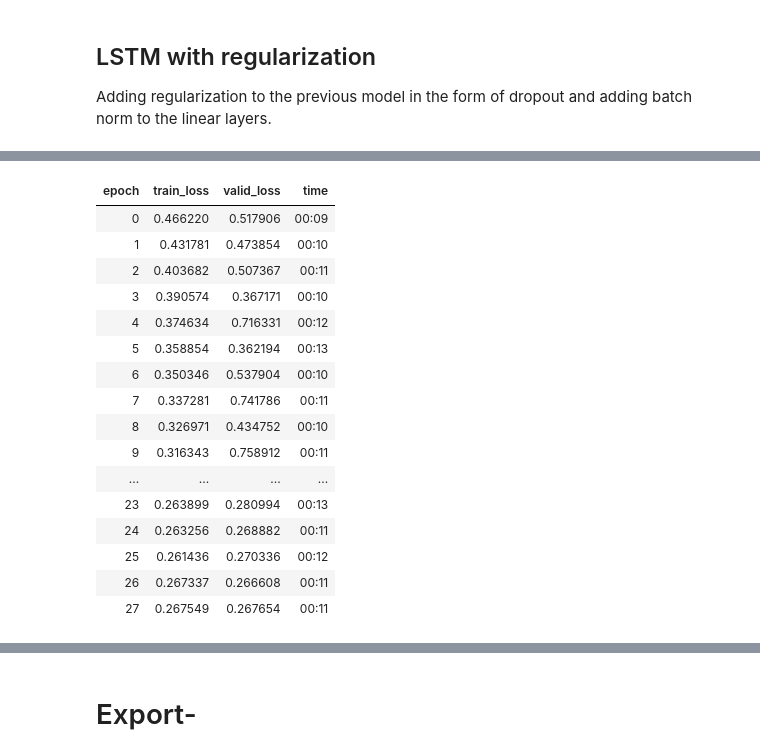
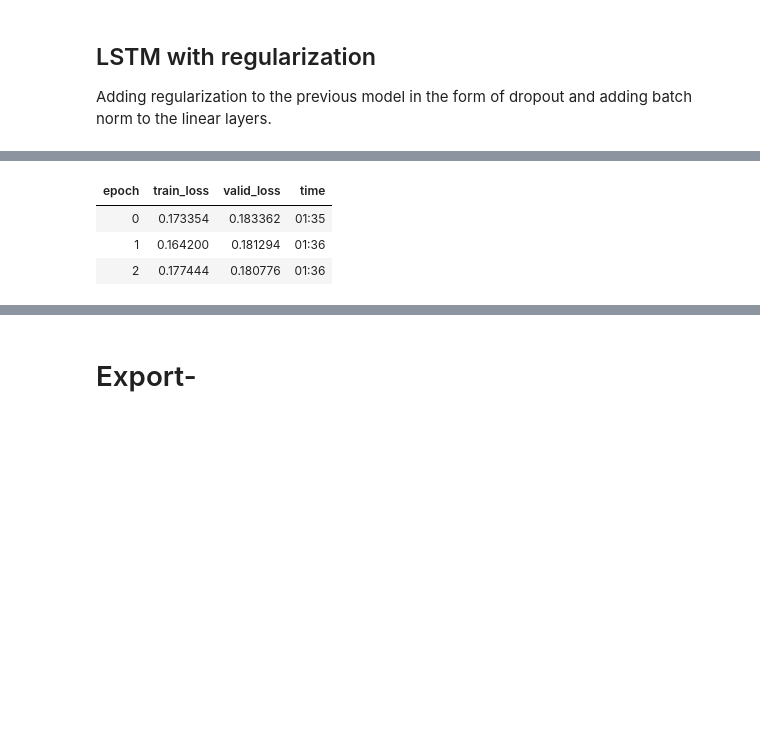
Before and after one commit to BorjaRequena/AnDi-unicorns, a Jupyter notebook: nbs/01_models.ipynb, the cells around one changed output, grey strips where cells are left out. Cells and saved outputs as stored; diff of their text form; code cells hidden in the pictures; blank space fills up the shorter version.

```diff
--- a/nbs/01_models.ipynb
+++ b/nbs/01_models.ipynb
@@ -206,12 +206,13 @@ Path('../models/concat_pool.pth')
 Adding regularization to the previous model in the form of dropout and adding batch norm to the linear layers.
 # %%
 #export
-class RegLSTM(Module):
+class RegLSTMLin(Module):
     "LSTM with dropout and batch norm."
-    def __init__(self, dim, h_size, vocab_sz=1, rnn_layers=1, linear_layers=[200, 50], ps=None, out_ps=0.2, yrange=(0, 2.05), pad_value=0):
+    def __init__(self, dim, h_size, vocab_sz=1, rnn_layers=1, in_p=0.4, hid_p=0.3, weight_p=0.5, out_ps=0.4, linear_layers=[200, 50], ps=None,
+                 bidir=False, yrange=(0, 2.05), pad_value=0):
         config = awd_lstm_clas_config
         self.pad_value = pad_value
-        self.rnn = nn.LSTM(dim, h_size, rnn_layers, batch_first=True)
+        self.rnn = RegLSTM(dim, h_size, rnn_layers, hidden_p=hid_p, input_p=in_p, weight_p=weight_p, bidir=bidir)
 
         lin_dim = [h_size*3] + linear_layers + [vocab_sz]
         if ps is None: ps = [0.1]*len(linear_layers)
@@ -221,10 +222,34 @@ class RegLSTM(Module):
     def forward(self, x):
         mask = x == self.pad_value
         x = mask_normalisation(x, mask)
-        out, h = self.rnn(x)
-        for h_ in h: h_.detach()
+        out = self.rnn(x)
         x, _, _ = self.linear((out, mask))
         return x
+
+class RegLSTM(Module):
+    "LSTM with regularization and inter-layer dropout."
+    def __init__(self, dim, n_hid, n_layers, hidden_p=0.3, input_p=0.4, weight_p=0.5, bidir=False):
+        store_attr('dim,n_hid,n_layers')
+        self.n_dir = 2 if bidir else 1
+        self.rnns = nn.ModuleList([self._one_rnn(dim if l == 0 else n_hid, n_hid//self.n_dir,
+                                                 bidir, weight_p, l) for l in range(n_layers)])
+        self.input_dp = RNNDropout(input_p)
+        self.hidden_dps = nn.ModuleList([RNNDropout(hidden_p) for l in range(n_layers)])
+
+    def forward(self, x):
+        output = self.input_dp(x)
+        new_hidden = []
+        for l, (rnn,hid_dp) in enumerate(zip(self.rnns, self.hidden_dps)):
+            output, new_h = rnn(output)
+            new_hidden.append(new_h)
+            if l != self.n_layers-1: output = hid_dp(output)
+        self.hidden = to_detach(new_hidden, cpu=False, gather=False)
+        return output
+
+    def _one_rnn(self, n_in, n_out, bidir, weight_p, l):
+        "Return one of the inner rnn"
+        rnn = nn.LSTM(n_in, n_out, 1, batch_first=True, bidirectional=bidir)
+        return WeightDropout(rnn, weight_p)
 
 class PoolingClassifier(Module):
     "Pooling linear classifier inspired by `PoolingLinearClassifier`"
@@ -246,7 +271,9 @@ from andi_unicorns.data import get_discriminative_dls
 # %%
+dim = 1
 bs = 256
 dls = get_discriminative_dls(1, dim=1, bs=bs)
-my_lstm = RegLSTM(dim=1, h_size=500, rnn_layers=2, out_ps=0.3, ps=[0.4, 0.4])
+# dls = get_custom_dls(target='exp')
+my_lstm = RegLSTMLin(dim=dim, h_size=500, rnn_layers=2, in_p=0., hid_p=0., weight_p=1e-4, out_ps=0.3, ps=[0.4, 0.4])
 # %%
 learn = Learner(dls, my_lstm, loss_func=L1LossFlat(), path=Path(".."))
 # %%
@@ -258,23 +285,10 @@ SuggestedLRs(lr_min=0.002290867641568184, lr_steep=0.005248074419796467)
 # %%
-learn.fit_one_cycle(28, lr_max=1e-3, wd=1e-3)
+learn.fit_one_cycle(3, lr_max=1e-4, wd=1e-4)
 # %% [output]
 | epoch | train_loss | valid_loss | time |
-| 0 | 0.466220 | 0.517906 | 00:09 |
-| 1 | 0.431781 | 0.473854 | 00:10 |
-| 2 | 0.403682 | 0.507367 | 00:11 |
-| 3 | 0.390574 | 0.367171 | 00:10 |
-| 4 | 0.374634 | 0.716331 | 00:12 |
-| 5 | 0.358854 | 0.362194 | 00:13 |
-| 6 | 0.350346 | 0.537904 | 00:10 |
-| 7 | 0.337281 | 0.741786 | 00:11 |
-| 8 | 0.326971 | 0.434752 | 00:10 |
-| 9 | 0.316343 | 0.758912 | 00:11 |
-| ... | ... | ... | ... |
-| 23 | 0.263899 | 0.280994 | 00:13 |
-| 24 | 0.263256 | 0.268882 | 00:11 |
-| 25 | 0.261436 | 0.270336 | 00:12 |
-| 26 | 0.267337 | 0.266608 | 00:11 |
-| 27 | 0.267549 | 0.267654 | 00:11 |
+| 0 | 0.173354 | 0.183362 | 01:35 |
+| 1 | 0.164200 | 0.181294 | 01:36 |
+| 2 | 0.177444 | 0.180776 | 01:36 |
 # %%
 learn.recorder.plot_loss()
 # %% [output]
```
Also changed, not shown: parts of 11 cells of this notebook, 5 other files.
